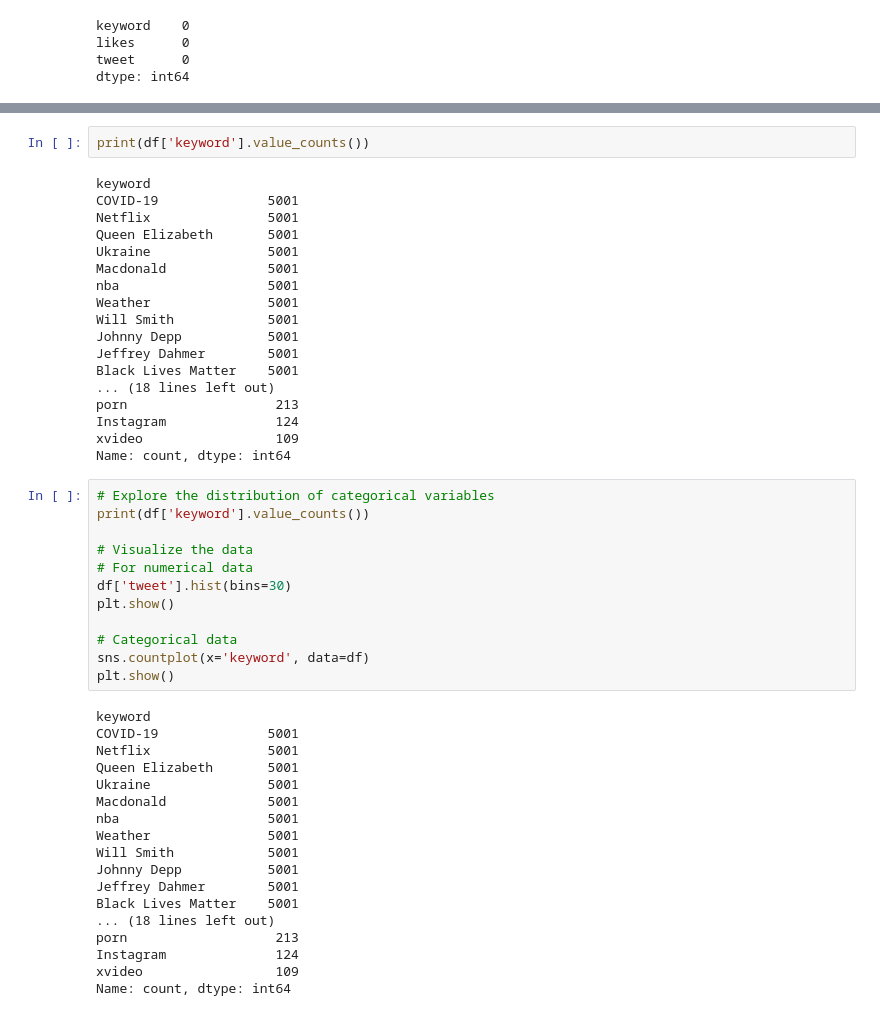
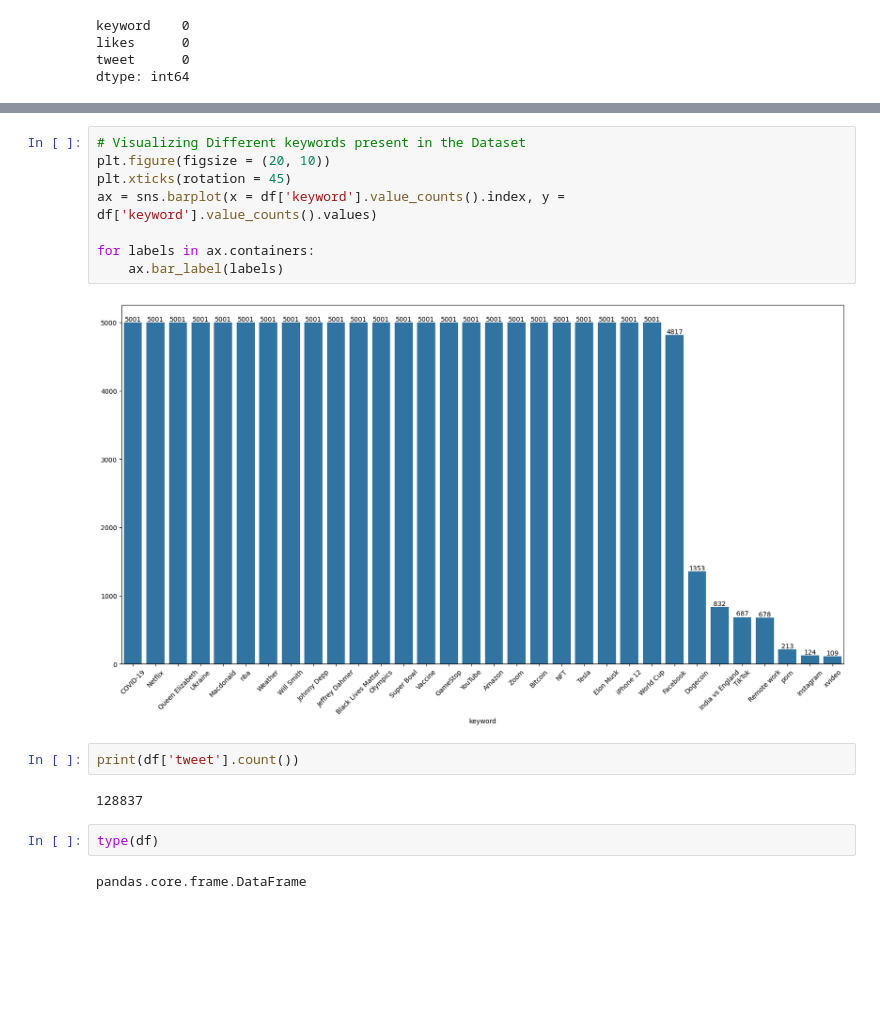
Before and after one commit to Midigan/Joint-CA2-Machine-Learning-for-Business, a Jupyter notebook: CA2 MLB and DV Integrated.ipynb, the cells around one changed output, grey strips where cells are left out. Saved outputs shown, nothing was run; the diff lists cells and outputs as text; blank space fills up the shorter version.

```diff
--- a/CA2 MLB and DV Integrated.ipynb
+++ b/CA2 MLB and DV Integrated.ipynb
@@ -425,50 +469,18 @@ dtype: int64
+# %%
+# Visualizing Different keywords present in the Dataset
+plt.figure(figsize = (20, 10))
+plt.xticks(rotation = 45)
+ax = sns.barplot(x = df['keyword'].value_counts().index, y = df['keyword'].value_counts().values)
+
+for labels in ax.containers:
+    ax.bar_label(labels)
+# %% [output]
+[figure, added]
 # %%
-print(df['keyword'].value_counts())
+print(df['tweet'].count())
 # %% [output]
-keyword
-COVID-19              5001
-Netflix               5001
-Queen Elizabeth       5001
-Ukraine               5001
-Macdonald             5001
-nba                   5001
-Weather               5001
-Will Smith            5001
-Johnny Depp           5001
-Jeffrey Dahmer        5001
-Black Lives Matter    5001
-... (18 lines left out)
-porn                   213
-Instagram              124
-xvideo                 109
-Name: count, dtype: int64
+128837
-# %%
-# Explore the distribution of categorical variables
-print(df['keyword'].value_counts())
-
-# Visualize the data
-# For numerical data
-df['tweet'].hist(bins=30)
-plt.show()
-
-# Categorical data
-sns.countplot(x='keyword', data=df)
-plt.show()
-# %% [output]
-keyword
-COVID-19              5001
-Netflix               5001
-Queen Elizabeth       5001
-Ukraine               5001
-Macdonald             5001
-nba                   5001
-Weather               5001
-Will Smith            5001
-Johnny Depp           5001
-Jeffrey Dahmer        5001
-Black Lives Matter    5001
-... (18 lines left out)
-porn                   213
-Instagram              124
-xvideo                 109
-Name: count, dtype: int64
+# %%
+type(df)
+# %% [output]
+pandas.core.frame.DataFrame
```
Also changed, not shown: parts of 6 cells of this notebook.
